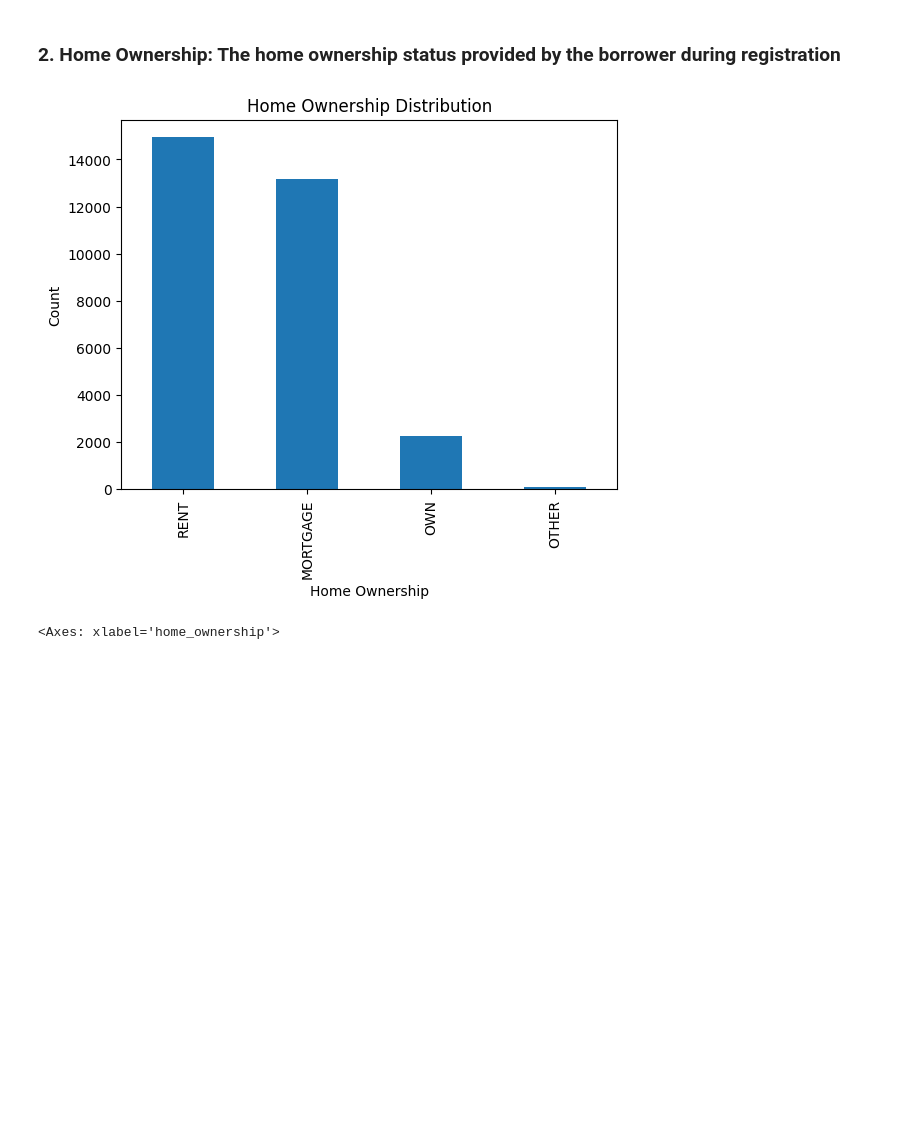
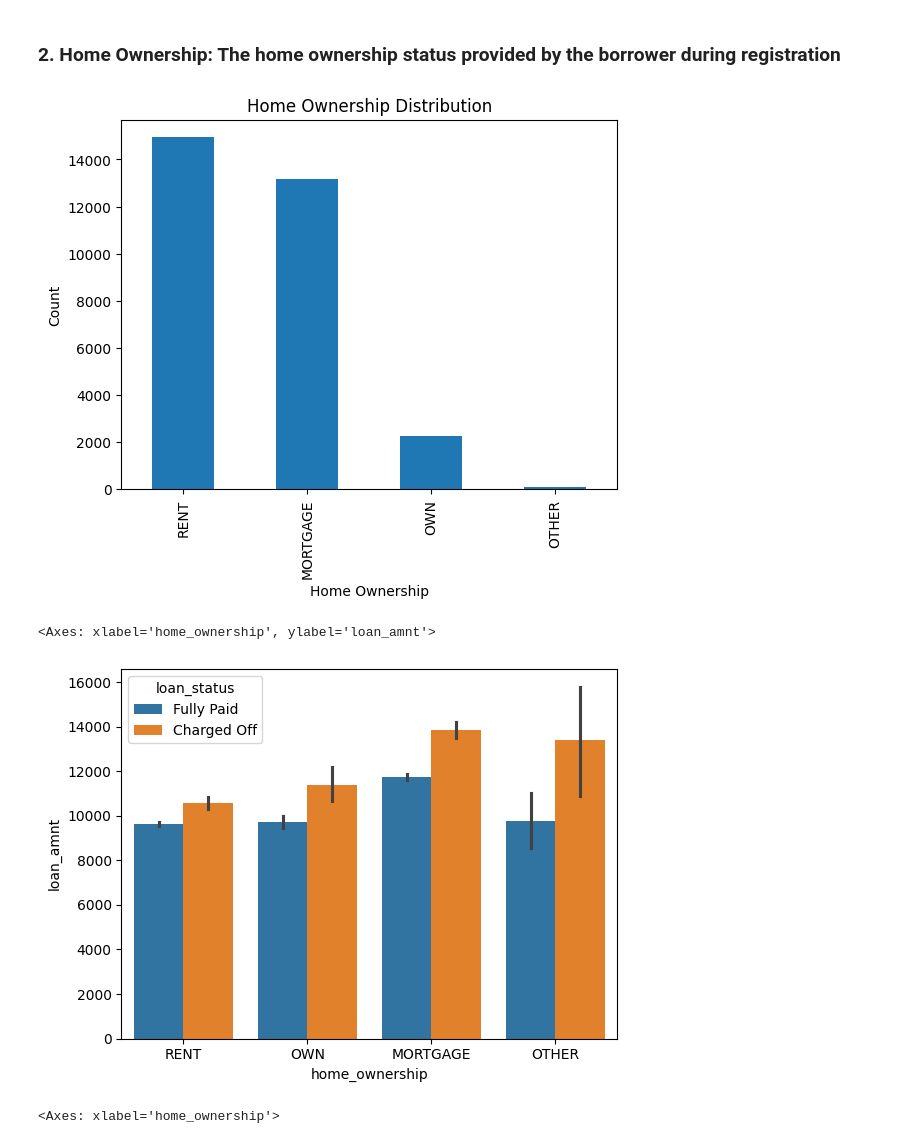
Before and after one commit to pranjal-verma/Lending-Club-Case-Study, a Jupyter notebook: Pranjal_Verma.ipynb, the cells around one changed output. Saved outputs shown, nothing was run; the diff lists cells and outputs as text; code cells hidden in the pictures; blank space fills up the shorter version.

```diff
--- a/solution.ipynb
+++ b/Pranjal_Verma.ipynb
@@ -352,12 +352,15 @@ sns.countplot(x='int_rate_bins', data=loan_df, hue=loan_df.loan_status)
 # %%
 
 paid_off['home_ownership'].value_counts().plot(kind='bar')
 plt.xlabel('Home Ownership')
 plt.ylabel('Count')
 plt.title('Home Ownership Distribution')
 plt.show()
+sns.barplot(x='home_ownership', y='loan_amnt', data=loan_df, hue='loan_status')
 # %% [output]
 [figure]
+<Axes: xlabel='home_ownership', ylabel='loan_amnt'>
+[figure, added]
 # %%
 defaulters['home_ownership'].value_counts().plot(kind='bar')
 defaulters['home_ownership'].value_counts().plot(kind='bar', color='green')
```
